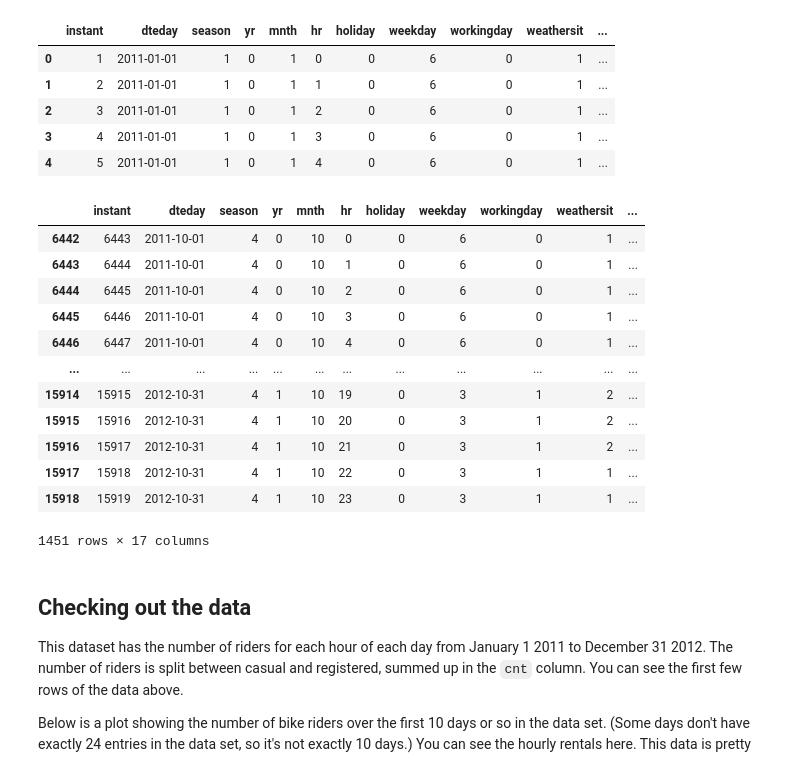
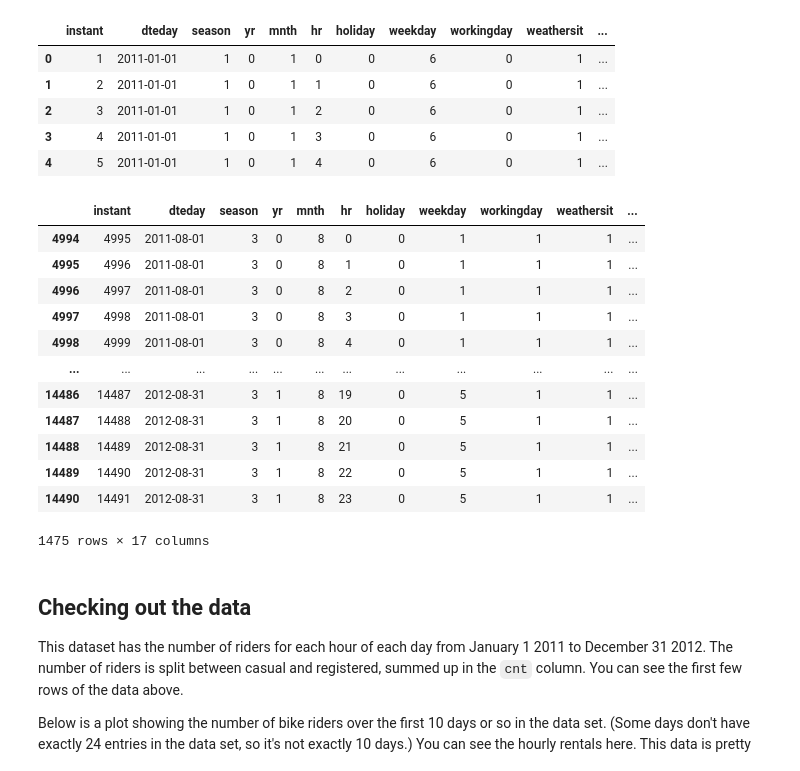
Before and after one commit to dhaneswaramandrasa/bike-sharing, a Jupyter notebook: Predicting_bike_sharing_data.ipynb, the cells around one changed output. Saved outputs shown, nothing was run; the diff lists cells and outputs as text; code cells hidden in the pictures.

```diff
--- a/Predicting_bike_sharing_data.ipynb
+++ b/Predicting_bike_sharing_data.ipynb
@@ -29,21 +29,21 @@ rides.head()
 | 3 | 4 | 2011-01-01 | 1 | 0 | 1 | 3 | 0 | 6 | 0 | 1 | ... |
 | 4 | 5 | 2011-01-01 | 1 | 0 | 1 | 4 | 0 | 6 | 0 | 1 | ... |
 # %%
-rides[rides['mnth'] == 10]
+rides[rides['mnth'] == 8]
 # %% [output]
 |  | instant | dteday | season | yr | mnth | hr | holiday | weekday | workingday | weathersit | ... |
-| 6442 | 6443 | 2011-10-01 | 4 | 0 | 10 | 0 | 0 | 6 | 0 | 1 | ... |
-| 6443 | 6444 | 2011-10-01 | 4 | 0 | 10 | 1 | 0 | 6 | 0 | 1 | ... |
-| 6444 | 6445 | 2011-10-01 | 4 | 0 | 10 | 2 | 0 | 6 | 0 | 1 | ... |
-| 6445 | 6446 | 2011-10-01 | 4 | 0 | 10 | 3 | 0 | 6 | 0 | 1 | ... |
-| 6446 | 6447 | 2011-10-01 | 4 | 0 | 10 | 4 | 0 | 6 | 0 | 1 | ... |
+| 4994 | 4995 | 2011-08-01 | 3 | 0 | 8 | 0 | 0 | 1 | 1 | 1 | ... |
+| 4995 | 4996 | 2011-08-01 | 3 | 0 | 8 | 1 | 0 | 1 | 1 | 1 | ... |
+| 4996 | 4997 | 2011-08-01 | 3 | 0 | 8 | 2 | 0 | 1 | 1 | 1 | ... |
+| 4997 | 4998 | 2011-08-01 | 3 | 0 | 8 | 3 | 0 | 1 | 1 | 1 | ... |
+| 4998 | 4999 | 2011-08-01 | 3 | 0 | 8 | 4 | 0 | 1 | 1 | 1 | ... |
 | ... | ... | ... | ... | ... | ... | ... | ... | ... | ... | ... | ... |
-| 15914 | 15915 | 2012-10-31 | 4 | 1 | 10 | 19 | 0 | 3 | 1 | 2 | ... |
-| 15915 | 15916 | 2012-10-31 | 4 | 1 | 10 | 20 | 0 | 3 | 1 | 2 | ... |
-| 15916 | 15917 | 2012-10-31 | 4 | 1 | 10 | 21 | 0 | 3 | 1 | 2 | ... |
-| 15917 | 15918 | 2012-10-31 | 4 | 1 | 10 | 22 | 0 | 3 | 1 | 1 | ... |
-| 15918 | 15919 | 2012-10-31 | 4 | 1 | 10 | 23 | 0 | 3 | 1 | 1 | ... |
+| 14486 | 14487 | 2012-08-31 | 3 | 1 | 8 | 19 | 0 | 5 | 1 | 1 | ... |
+| 14487 | 14488 | 2012-08-31 | 3 | 1 | 8 | 20 | 0 | 5 | 1 | 1 | ... |
+| 14488 | 14489 | 2012-08-31 | 3 | 1 | 8 | 21 | 0 | 5 | 1 | 1 | ... |
+| 14489 | 14490 | 2012-08-31 | 3 | 1 | 8 | 22 | 0 | 5 | 1 | 1 | ... |
+| 14490 | 14491 | 2012-08-31 | 3 | 1 | 8 | 23 | 0 | 5 | 1 | 1 | ... |
-1451 rows × 17 columns
+1475 rows × 17 columns
 # %% [markdown]
 ## Checking out the data
 
```
Also changed, not shown: parts of 1 cell of this notebook, 1 other file.
